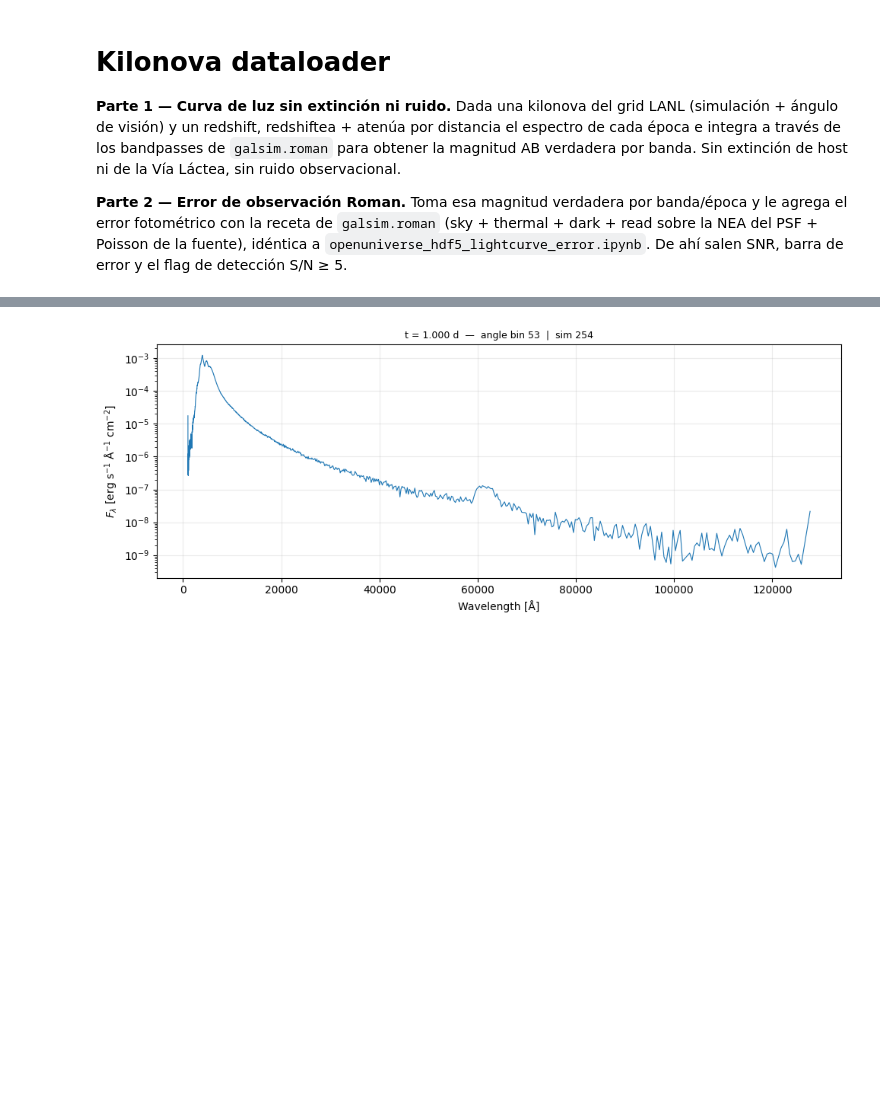
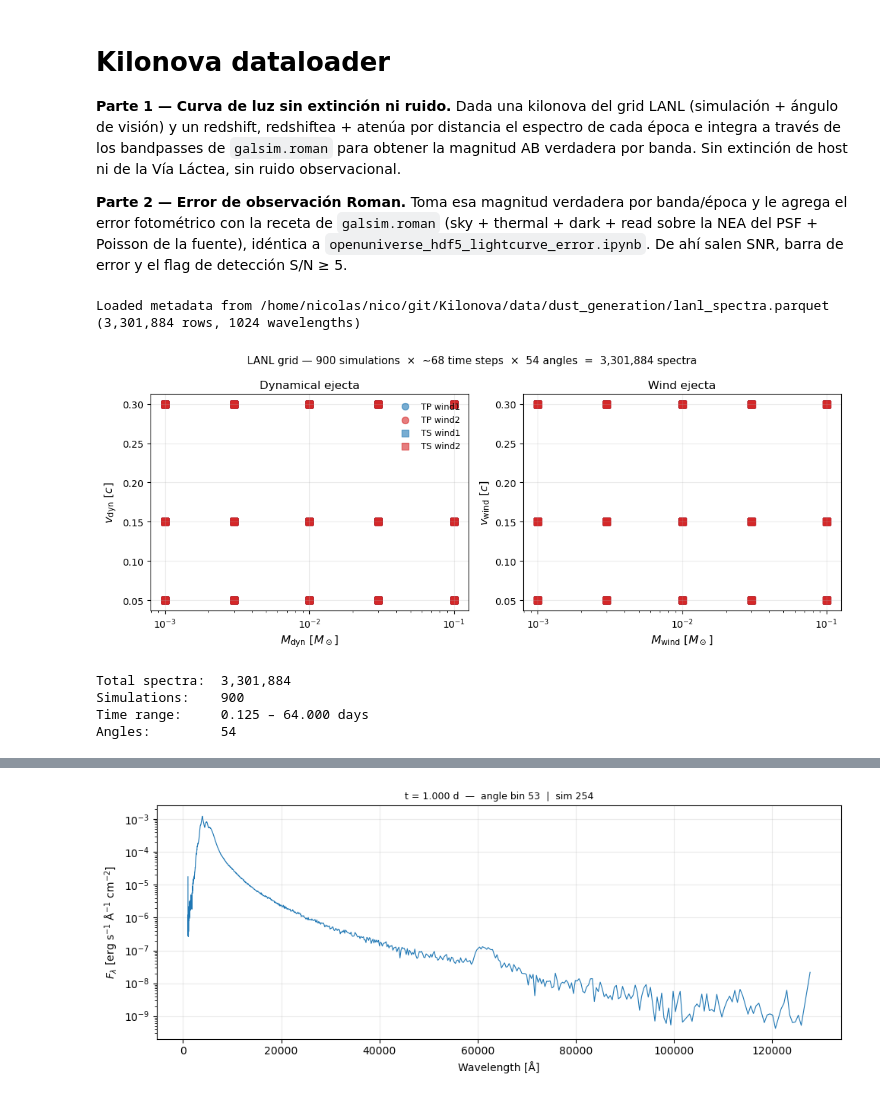
Before and after one commit to Monsalves-Gonzalez-N/Kilonova, a Jupyter notebook: data/openuniverse/kilonova_dataloader.ipynb, the cells around one changed output, grey strips where cells are left out. Cells and saved outputs as stored; diff of their text form; code cells hidden in the pictures; blank space fills up the shorter version.

```diff
--- a/data/openuniverse/kilonova_dataloader.ipynb
+++ b/data/openuniverse/kilonova_dataloader.ipynb
@@ -114,58 +114,85 @@ def load_lanl_catalog(spectra_path=LANL_SPECTRA_PATH, plot=True):
     wavelength_bytes = metadata.get(b'wavelength_rest_aa')
     if wavelength_bytes is None:
         raise RuntimeError(f'{spectra_path}: missing schema metadata key wavelength_rest_aa')
     wavelength_rest_aa = np.frombuffer(wavelength_bytes, dtype=np.float32).astype(float)
 
     catalog = parquet_file.read(columns=LANL_METADATA_COLUMNS).to_pandas()
     catalog.index.name = 'spectrum_id'
     print(f'Loaded metadata from {spectra_path}  ({len(catalog):,} rows, {wavelength_rest_aa.size} wavelengths)')
 
     if plot:
         plot_lanl_catalog(catalog)
         print(f'Total spectra:  {len(catalog):,}')
         print(f'Simulations:    {catalog["simulation_id"].nunique()}')
         print(f'Time range:     {catalog["time_days"].min():.3f} – {catalog["time_days"].max():.3f} days')
         print(f'Angles:         {N_ANGLE_BINS}')
 
     return catalog, wavelength_rest_aa
 
 
+# Cache por proceso (cada worker fork construye el suyo en la 1a llamada): handle del ParquetFile +
+# mapa simulation_id -> row_group (1 sim por row group, verificado) para no reabrir el parquet de 11GB
+# ni reescanear las 900 estadisticas en cada llamada; ademas se cachea el row group decodificado, porque
+# las 8 epocas de un objeto comparten simulation_id (8 lecturas -> 1). Resultados identicos a la version
+# que escaneaba; solo cambia el costo de I/O.
+_FLUX_CACHE = {'parquet_file': None, 'sim_to_group': None, 'group_index': None, 'group_data': None}
+
+
+def _flux_reader(spectra_path):
+    if _FLUX_CACHE['parquet_file'] is None:
+        parquet_file = pq.ParquetFile(spectra_path)
+        sim_field = parquet_file.schema_arrow.get_field_index('simulation_id')
+        sim_to_group = {}
+        for group_index in range(parquet_file.num_row_groups):
+            statistics = parquet_file.metadata.row_group(group_index).column(sim_field).statistics
+            if statistics is None:
+                continue
+            for simulation_id in range(int(statistics.min), int(statistics.max) + 1):
+                sim_to_group[simulation_id] = group_index
+        _FLUX_CACHE['parquet_file'] = parquet_file
+        _FLUX_CACHE['sim_to_group'] = sim_to_group
+    return _FLUX_CACHE['parquet_file'], _FLUX_CACHE['sim_to_group']
+
+
 def load_lanl_flux(spectrum_id, catalog, spectra_path=LANL_SPECTRA_PATH):
-    """Lazy-load a single rest-frame spectrum from the parquet.
-
-    Reads only the row group that contains ``spectrum_id`` (each .dat-file produced
-    one row group in cache_lanl_spectra.py), so this stays cheap even with 3.3M rows.
-    """
+    """Lazy-load a single rest-frame spectrum from the parquet (per-process cached, ver _FLUX_CACHE)."""
     spectrum_id = int(spectrum_id)
     simulation_id = int(catalog.loc[spectrum_id, 'simulation_id'])
     time_index = int(catalog.loc[spectrum_id, 'time_index'])
     angle_index = int(catalog.loc[spectrum_id, 'angle_index'])
 
-    parquet_file = pq.ParquetFile(spectra_path)
-    for group_index in range(parquet_file.num_row_groups):
-        statistics = parquet_file.metadata.row_group(group_index).column(
-            parquet_file.schema_arrow.get_field_index('simulation_id')
-        ).statistics
-        if statistics is None:
-            continue
-        if statistics.min <= simulation_id <= statistics.max:
-            row_group = parquet_file.read_row_group(
-                group_index,
-                columns=['simulation_id', 'time_index', 'angle_index', 'flux_rest'],
-            )
-            mask = (
-                (row_group.column('simulation_id').to_numpy() == simulation_id)
-                & (row_group.column('time_index').to_numpy() == time_index)
-                & (row_group.column('angle_index').to_numpy() == angle_index)
-            )
-            indices = np.flatnonzero(mask)
-            if indices.size:
-                return np.asarray(row_group.column('flux_rest')[int(indices[0])].as_py(), dtype=float)
+    parquet_file, sim_to_group = _flux_reader(spectra_path)
+    group_index = sim_to_group.get(simulation_id)
+    if group_index is None:
+        raise KeyError(f'spectrum_id={spectrum_id} (sim {simulation_id}) not found in {spectra_path}')
+
+    if _FLUX_CACHE['group_index'] != group_index:
+        row_group = parquet_file.read_row_group(
+            group_index, columns=['time_index', 'angle_index', 'flux_rest'],
+        )
+        _FLUX_CACHE['group_index'] = group_index
+        _FLUX_CACHE['group_data'] = {
+            'time_index': row_group.column('time_index').to_numpy(),
+            'angle_index': row_group.column('angle_index').to_numpy(),
+            'flux_rest': row_group.column('flux_rest'),
+        }
+    group_data = _FLUX_CACHE['group_data']
+    mask = (group_data['time_index'] == time_index) & (group_data['angle_index'] == angle_index)
+    indices = np.flatnonzero(mask)
+    if indices.size:
+        return np.asarray(group_data['flux_rest'][int(indices[0])].as_py(), dtype=float)
 
     raise KeyError(f'spectrum_id={spectrum_id} not found in {spectra_path}')
 
 
 catalog, lanl_lambda_rest_aa = load_lanl_catalog(plot=True)
+# %% [output]
+Loaded metadata from /home/nicolas/nico/git/Kilonova/data/dust_generation/lanl_spectra.parquet  (3,301,884 rows, 1024 wavelengths)
+[figure, added]
+Total spectra:  3,301,884
+Simulations:    900
+Time range:     0.125 – 64.000 days
+Angles:         54
 # %%
 def plot_simulation_splits(simulation_splits):
     split_names = list(simulation_splits.keys())
```
Also changed, not shown: parts of 5 cells of this notebook, 2 other files.
